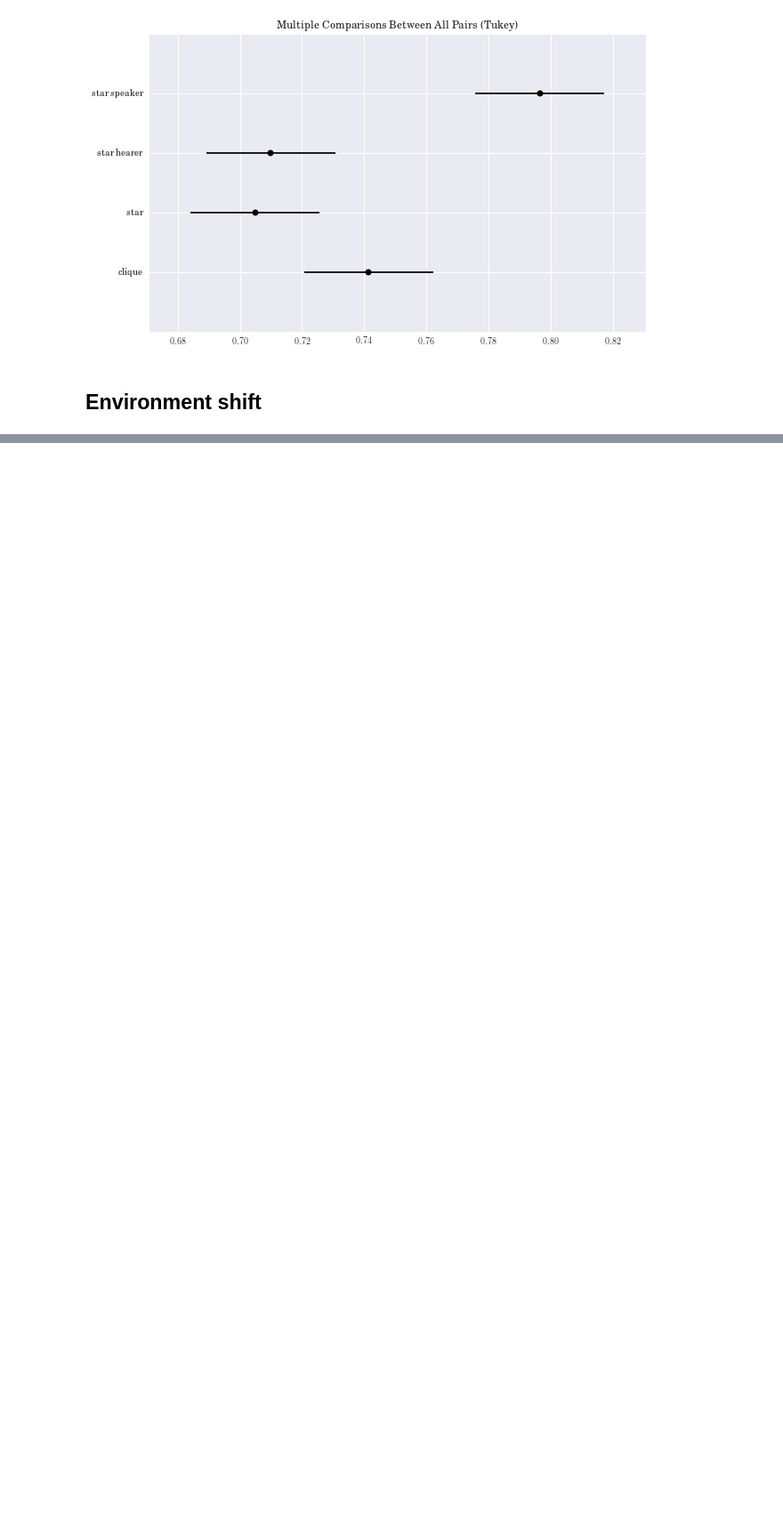
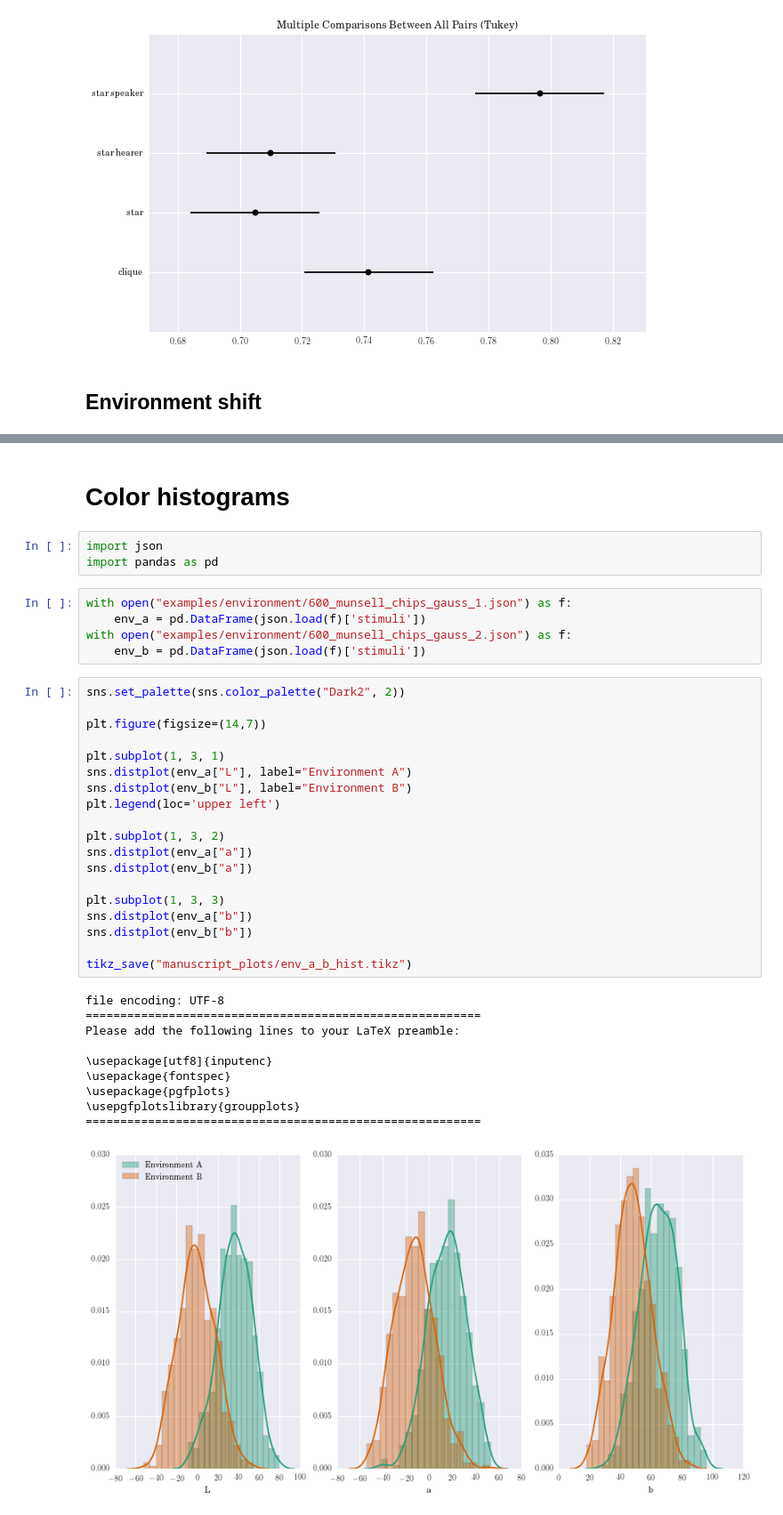
Before and after one commit to zubekj/cog-abm, a Jupyter notebook: statistical_analysis.ipynb, the cells around one changed output, grey strips where cells are left out. Shown at 89% size. Drawn from its saved outputs; the diff is of its cells as text; blank space fills up the shorter version.

```diff
--- a/statistical_analysis.ipynb
+++ b/statistical_analysis.ipynb
@@ -320 +328,41 @@ Multiple Comparison of Means - Tukey HSD,FWER=0.05
 [figure]
+# %% [markdown]
+# Color histograms
+# %%
+import json
+import pandas as pd
+# %%
+with open("examples/environment/600_munsell_chips_gauss_1.json") as f:
+    env_a = pd.DataFrame(json.load(f)['stimuli'])
+with open("examples/environment/600_munsell_chips_gauss_2.json") as f:
+    env_b = pd.DataFrame(json.load(f)['stimuli'])
+# %%
+sns.set_palette(sns.color_palette("Dark2", 2))
+
+plt.figure(figsize=(14,7))
+
+plt.subplot(1, 3, 1)
+sns.distplot(env_a["L"], label="Environment A")
+sns.distplot(env_b["L"], label="Environment B")
+plt.legend(loc='upper left')
+
+plt.subplot(1, 3, 2)
+sns.distplot(env_a["a"])
+sns.distplot(env_b["a"])
+
+plt.subplot(1, 3, 3)
+sns.distplot(env_a["b"])
+sns.distplot(env_b["b"])
+
+tikz_save("manuscript_plots/env_a_b_hist.tikz")
+# %% [output]
+file encoding: UTF-8
+=========================================================
+Please add the following lines to your LaTeX preamble:
+
+\usepackage[utf8]{inputenc}
+\usepackage{fontspec}
+\usepackage{pgfplots}
+\usepgfplotslibrary{groupplots}
+=========================================================
+[figure, added]
```
Also changed, not shown: parts of 7 cells of this notebook, 40 other files.
